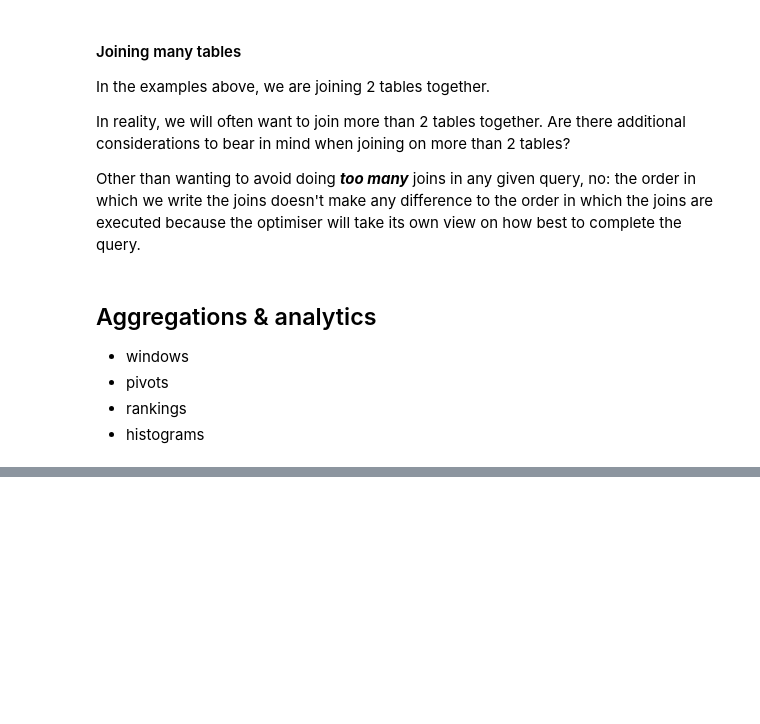
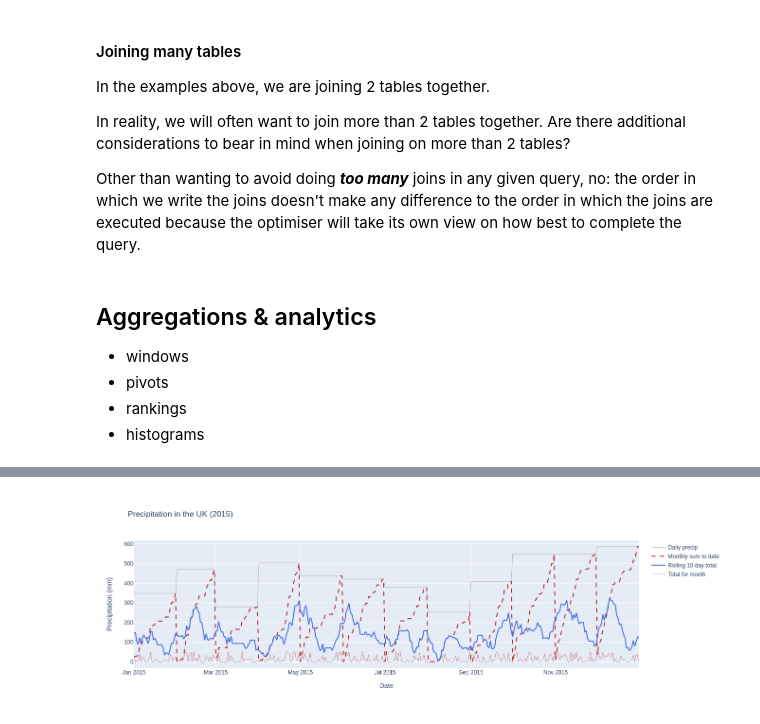
Before and after one commit to UpstatePedro/idea-bank, a Jupyter notebook: drafts/data-engineering/sql.ipynb, the cells around one changed output, grey strips where cells are left out. Drawn from its saved outputs; the diff is of its cells as text; code cells hidden in the pictures; blank space fills up the shorter version.

Commit message:
visualised sql window functions

```diff
--- a/drafts/data-engineering/sql.ipynb
+++ b/drafts/data-engineering/sql.ipynb
@@ -341,15 +365,20 @@ If you omit the `OUTER` and just use `LEFT / RIGHT JOIN` then this will always y
 def column_names(cursor):
     return [desc[0] for desc in cursor.description]
 
+def run_query(query_string, conn):
+    """run the query, return the result set and column names"""
+    cursor = conn.cursor()
+    return cursor.execute(query_string).fetchall(), column_names(cursor)
+
 def summarise_query_results(query_string, conn, max_items=10):
     """Print a short summary of the query results"""
-    cursor = conn.cursor()
-    result = cursor.execute(query_string).fetchall()
+    result, columns = run_query(query_string, conn)
     print(f"{len(result)} rows returned")
-    print('Column names: ', column_names(cursor))
+    print('Column names: ', columns)
     limit = max_items if len(result) > max_items else len(result)
     for i in range(limit):
         print(result[i])
+    return result
 # %%
 GET_WEATHER_QUERY_INNER = '''
 SELECT
@@ -476,0 +488,4 @@ Column names:  ['name', 'month', 'date', 'daily_precip', 'sum_to_date', 'rolling
+# %%
+result, cols = run_query(MONTHLY_PARTITION_QUERY, conn)
+df = pd.DataFrame(result, columns=cols)
+df.head()
@@ -476,0 +501,12 @@ Column names:  ['name', 'month', 'date', 'daily_precip', 'sum_to_date', 'rolling
+# %%
+df_2015 = df[(df.date >= "2015-01-01") & (df.date <= "2015-12-31")]
+
+fig = go.Figure()
+fig.add_trace(go.Scatter(x=df_2015.date, y=df_2015.daily_precip, name='Daily precip',line=dict(color='firebrick', width=.5)))
+fig.add_trace(go.Scatter(x=df_2015.date, y=df_2015.sum_to_date, name='Monthly sum to date',line=dict(color='firebrick', width=2, dash='dash')))
+fig.add_trace(go.Scatter(x=df_2015.date, y=df_2015.rolling_10d_precip_by_items, name='Rolling 10 day total',line=dict(color='royalblue', width=2)))
+fig.add_trace(go.Scatter(x=df_2015.date, y=df_2015.total_monthly_precip, name='Total for month',line=dict(color='grey', width=.5)))
+fig.update_layout(title='Precipitation in the UK (2015)',xaxis_title='Date', yaxis_title='Precipitation (mm)')
+fig.show()
+# %% [output]
+[figure, added]
```
Also changed, not shown: parts of 12 cells of this notebook.
